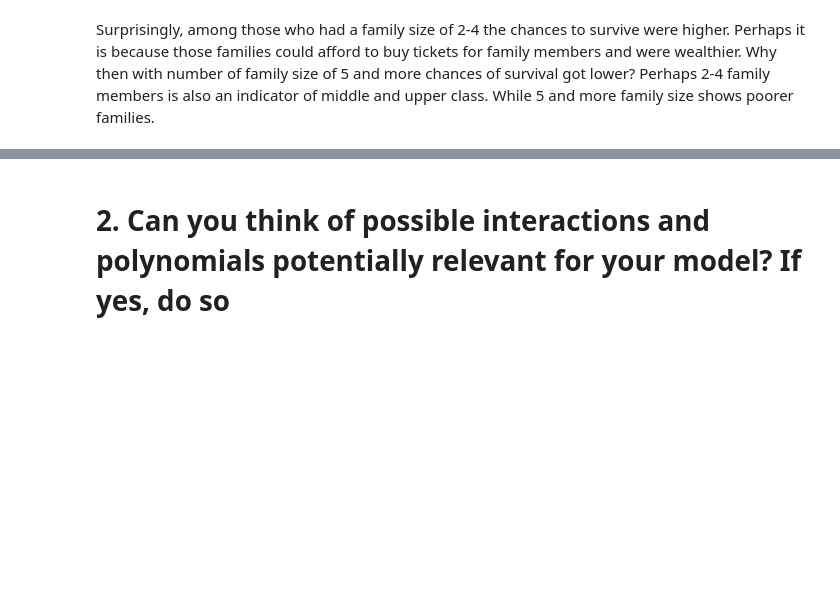
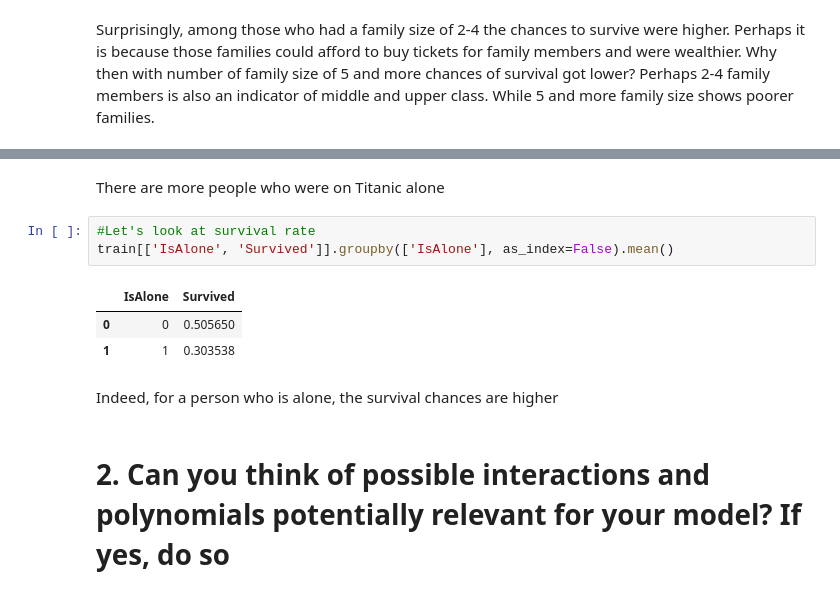
Before and after one commit to pilipentseva/nlp_assignment1, a Jupyter notebook: Assignment 1.ipynb, the cells around one changed output, grey strips where cells are left out. Saved outputs shown, nothing was run; the diff lists cells and outputs as text; blank space fills up the shorter version.

```diff
--- a/Assignment 1.ipynb
+++ b/Assignment 1.ipynb
@@ -156,2 +168,13 @@ Surprisingly, among those who had a family size of 2-4 the chances to survive we
+# %% [markdown]
+There are more people who were on Titanic alone
+# %%
+#Let's look at survival rate
+train[['IsAlone', 'Survived']].groupby(['IsAlone'], as_index=False).mean()
+# %% [output]
+|  | IsAlone | Survived |
+| 0 | 0 | 0.505650 |
+| 1 | 1 | 0.303538 |
+# %% [markdown]
+Indeed, for a person who is alone, the survival chances are higher
 # %% [markdown]
 # 2. Can you think of possible interactions and polynomials potentially relevant for your model? If yes, do so
```
Also changed, not shown: parts of 7 cells of this notebook.
